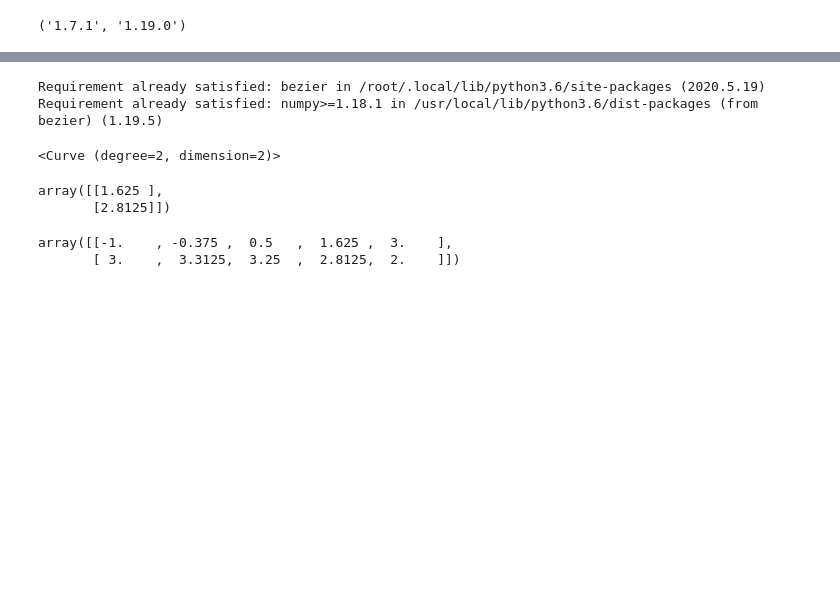
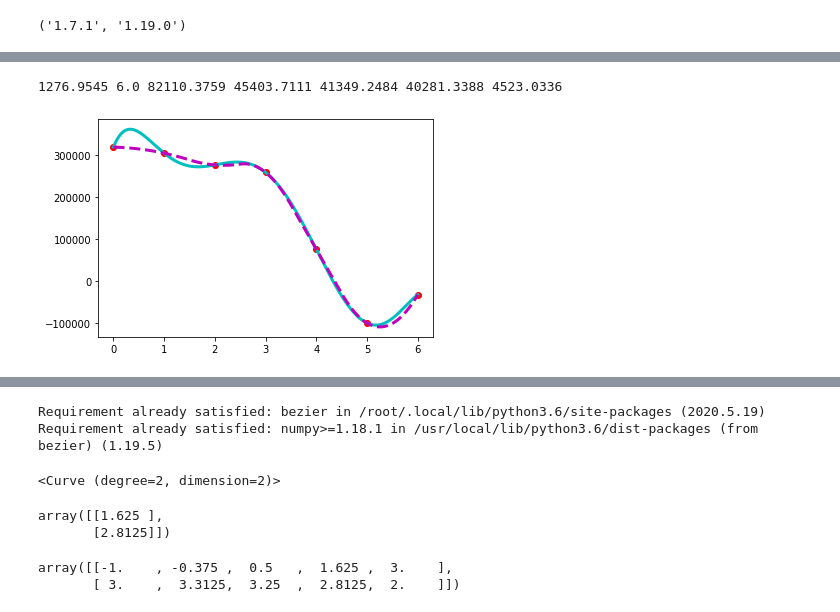
Before and after one commit to GalinaZh/Appl_alg2021, a Jupyter notebook: Applied_Alg_sem_6_Interpolation.ipynb, the cells around one changed output, grey strips where cells are left out. Drawn from its saved outputs; the diff is of its cells as text; code cells hidden in the pictures; blank space fills up the shorter version.

```diff
--- a/Applied_Alg_sem_6_Interpolation.ipynb
+++ b/Applied_Alg_sem_6_Interpolation.ipynb
@@ -507,0 +170,10 @@ https://bezier.readthedocs.io/en/stable/python/reference/bezier.curve.html
+# %%
+spl2_cubic = interp1d(X1, Y1, kind='quadratic')
+xs = np.linspace(X1[0], X1[-1], 1000)
+plt.plot(X1, Y1, 'ro', xs, poly1(xs), 'c-', xs, spl2_cubic(xs), 'm--', lw=3)
+X2 = np.arange(0.5, 6.1, 1)
+difference2 = poly1(X2) - spl2_cubic(X2)
+print(*[round(norm(difference2, item), 4) for item in list(range(-1, 4)) +[np.inf, -np.inf]])
+# %% [output]
+1276.9545 6.0 82110.3759 45403.7111 41349.2484 40281.3388 4523.0336
+[figure, added]
```
Also changed, not shown: parts of 62 cells of this notebook.
